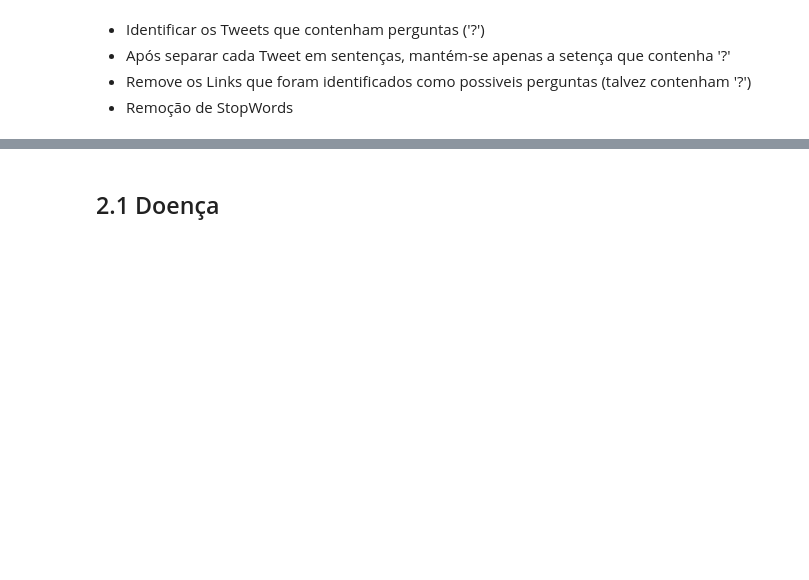
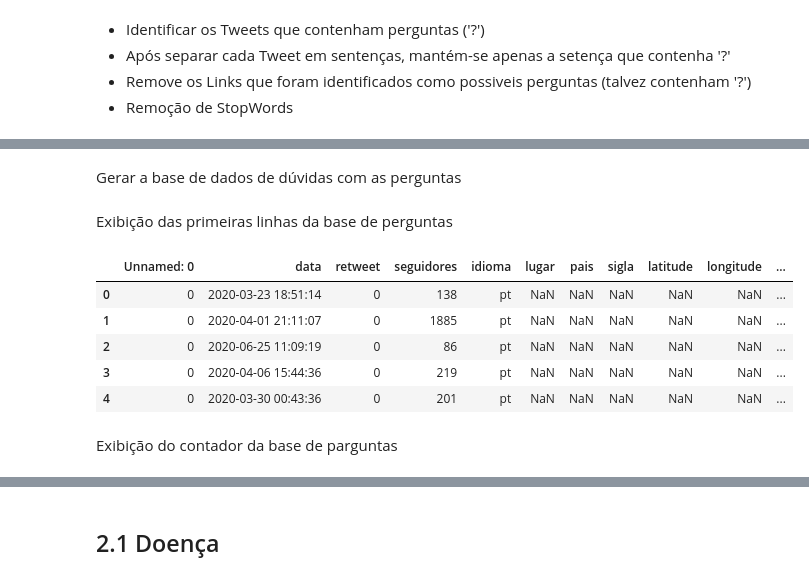
Before and after one commit to lln-cid20/prog-ciencia-dados, a Jupyter notebook: TrabalhoConjunto.ipynb, the cells around one changed output, grey strips where cells are left out. Cells and saved outputs as stored; diff of their text form; code cells hidden in the pictures; blank space fills up the shorter version.

```diff
--- a/TrabalhoConjunto.ipynb
+++ b/TrabalhoConjunto.ipynb
@@ -250,0 +276,51 @@ dt_auxiliar.head(2)
+# %% [markdown]
+Gerar a base de dados de dúvidas com as perguntas
+# %%
+import os.path
+# if que verifica se já existe arquivo de dúvida. Se não existir o arquivo é criado
+if not os.path.exists('/content/drive/Shared drives/modulo02/duvidasDB.csv'):
+    # Criando novo DataFrame
+    duvidasDB = pd.DataFrame()
+
+    #Fazendo a iteração:
+
+    for index, row in dados2.iterrows():
+        # extrai o texto contendo a pergunta
+        texto = dados2.loc[index,'texto']
+
+        # separa as sentenças e as palavras
+        sentencas = sent_tokenize(texto)
+
+        # seleciona as stopwords (palavras que não trazem informação relevante) e os sinais de pontuação
+        sentencas_perguntas = [sentenca for sentenca in sentencas if sentenca.find('?') >= 0]
+        sentencas_perguntas = [sentenca for sentenca in sentencas_perguntas if not sentenca == '?']
+
+        # para cada pergunta será gerada uma linha na Base DúvidasDB, com todos atributos necessários para análise
+        for i in sentencas_perguntas:
+
+           df3 = pd.DataFrame( {'data': [dados2.loc[index,'data']], 'retweet': [dados2.loc[index,'retweet']], 'seguidores':[dados2.loc[index,'seguidores']],
+                                 'idioma':[dados2.loc[index,'idioma']], 'lugar':[dados2.loc[index,'lugar']],  'pais':[dados2.loc[index,'pais']],
+                                 'sigla':[dados2.loc[index,'sigla']], 'latitude':[dados2.loc[index,'latitude']],  'longitude':[dados2.loc[index,'longitude']],
+                                 'pergunta': [i]  , 'id_origem': [index] })
+           duvidasDB = duvidasDB.append(df3)
+
+    # A base de dados é gravada em 'DuvidasDB'
+    duvidasDB.to_csv('/content/drive/Shared drives/modulo02/duvidasDB.csv')
+
+# se existir, o arquivo é lido
+else:
+   duvidasDB = pd.read_csv('/content/drive/Shared drives/modulo02/duvidasDB.csv')
+# Fim do if
+# %% [markdown]
+Exibição das primeiras linhas da base de perguntas
+# %%
+duvidasDB.head()
+# %% [output]
+|  | Unnamed: 0 | data | retweet | seguidores | idioma | lugar | pais | sigla | latitude | longitude | ... |
+| 0 | 0 | 2020-03-23 18:51:14 | 0 | 138 | pt | NaN | NaN | NaN | NaN | NaN | ... |
+| 1 | 0 | 2020-04-01 21:11:07 | 0 | 1885 | pt | NaN | NaN | NaN | NaN | NaN | ... |
+| 2 | 0 | 2020-06-25 11:09:19 | 0 | 86 | pt | NaN | NaN | NaN | NaN | NaN | ... |
+| 3 | 0 | 2020-04-06 15:44:36 | 0 | 219 | pt | NaN | NaN | NaN | NaN | NaN | ... |
+| 4 | 0 | 2020-03-30 00:43:36 | 0 | 201 | pt | NaN | NaN | NaN | NaN | NaN | ... |
+# %% [markdown]
+Exibição do contador da base de parguntas
```
Also changed, not shown: parts of 30 cells of this notebook.
